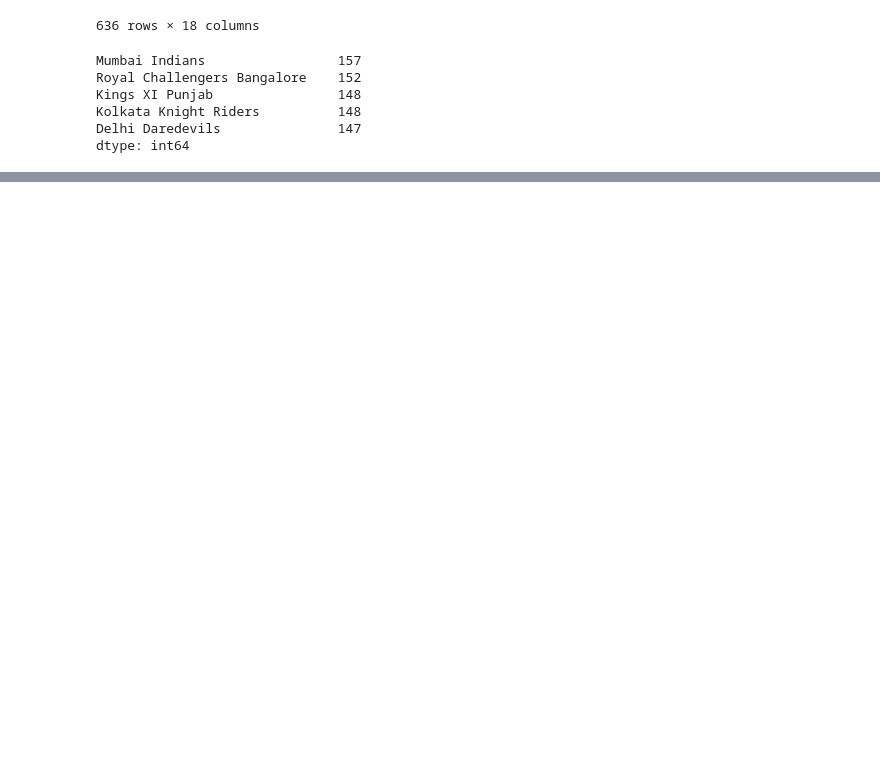
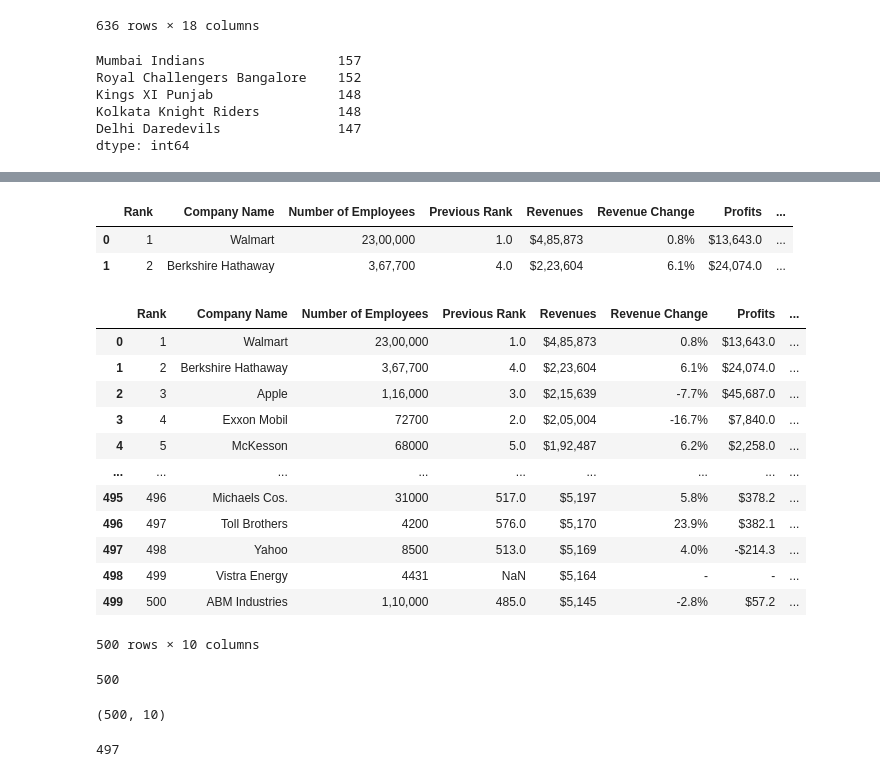
Before and after one commit to visyuvi/PreReqForDataScience, a Jupyter notebook: pandas/IPL anlysis.ipynb, the cells around one changed output, grey strips where cells are left out. Drawn from its saved outputs; the diff is of its cells as text; code cells hidden in the pictures; blank space fills up the shorter version.

```diff
--- a/pandas/IPL anlysis.ipynb
+++ b/pandas/IPL anlysis.ipynb
@@ -271,0 +274,23 @@ df.drop_duplicates('season',keep='last')[['season','winner']].sort_values('seaso
+# %%
+company  = pd.read_csv('Fortune 500 Companies US.csv')
+company.head(2)
+# %% [output]
+|  | Rank | Company Name | Number of Employees | Previous Rank | Revenues | Revenue Change | Profits | ... |
+| 0 | 1 | Walmart | 23,00,000 | 1.0 | $4,85,873 | 0.8% | $13,643.0 | ... |
+| 1 | 2 | Berkshire Hathaway | 3,67,700 | 4.0 | $2,23,604 | 6.1% | $24,074.0 | ... |
+# %%
+company
+# %% [output]
+|  | Rank | Company Name | Number of Employees | Previous Rank | Revenues | Revenue Change | Profits | ... |
+| 0 | 1 | Walmart | 23,00,000 | 1.0 | $4,85,873 | 0.8% | $13,643.0 | ... |
+| 1 | 2 | Berkshire Hathaway | 3,67,700 | 4.0 | $2,23,604 | 6.1% | $24,074.0 | ... |
+| 2 | 3 | Apple | 1,16,000 | 3.0 | $2,15,639 | -7.7% | $45,687.0 | ... |
+| 3 | 4 | Exxon Mobil | 72700 | 2.0 | $2,05,004 | -16.7% | $7,840.0 | ... |
+| 4 | 5 | McKesson | 68000 | 5.0 | $1,92,487 | 6.2% | $2,258.0 | ... |
+| ... | ... | ... | ... | ... | ... | ... | ... | ... |
+| 495 | 496 | Michaels Cos. | 31000 | 517.0 | $5,197 | 5.8% | $378.2 | ... |
+| 496 | 497 | Toll Brothers | 4200 | 576.0 | $5,170 | 23.9% | $382.1 | ... |
+| 497 | 498 | Yahoo | 8500 | 513.0 | $5,169 | 4.0% | -$214.3 | ... |
+| 498 | 499 | Vistra Energy | 4431 | NaN | $5,164 | - | - | ... |
+| 499 | 500 | ABM Industries | 1,10,000 | 485.0 | $5,145 | -2.8% | $57.2 | ... |
+500 rows × 10 columns
@@ -271,0 +299,12 @@ df.drop_duplicates('season',keep='last')[['season','winner']].sort_values('seaso
+# %%
+len(company)
+# %% [output]
+500
+# %%
+company.shape
+# %% [output]
+(500, 10)
+# %%
+len(cnames)
+# %% [output]
+497
```
Also changed, not shown: parts of 38 cells of this notebook.
